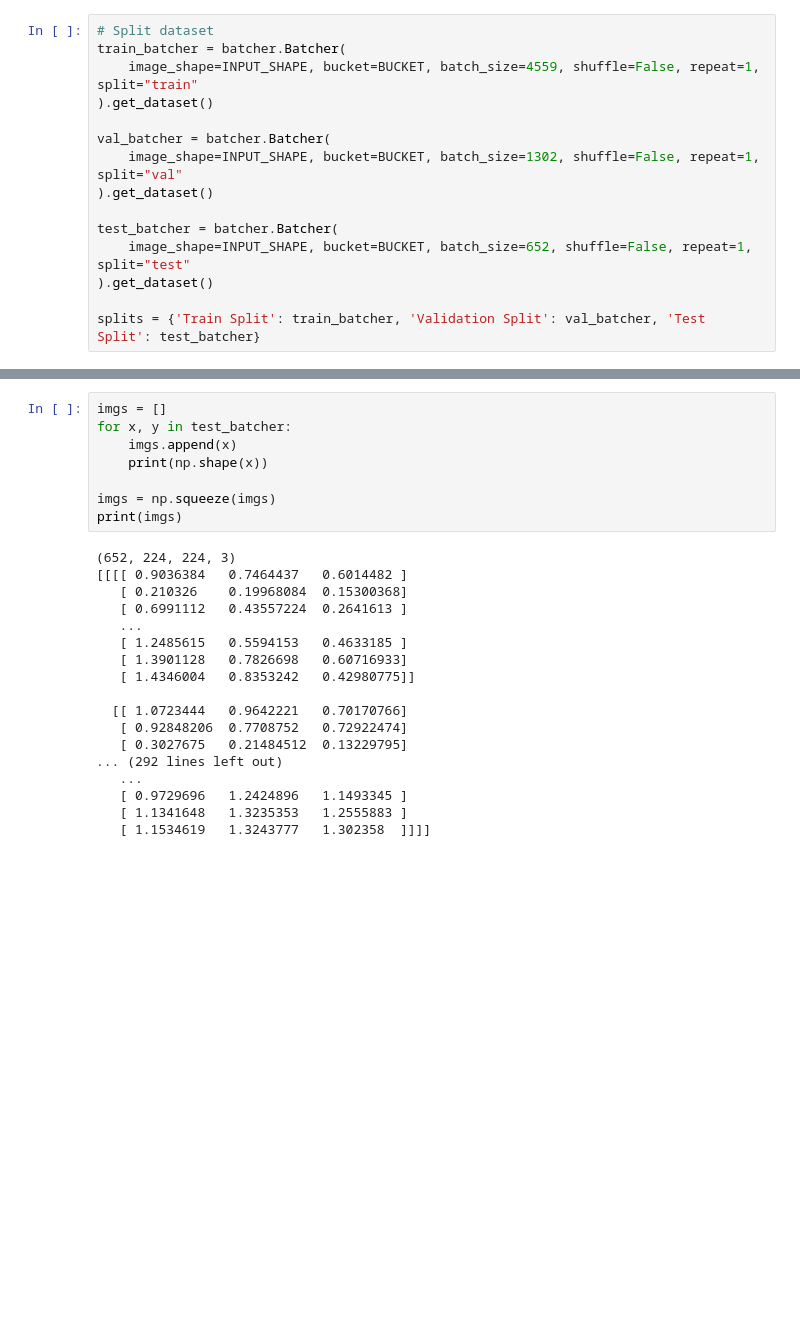
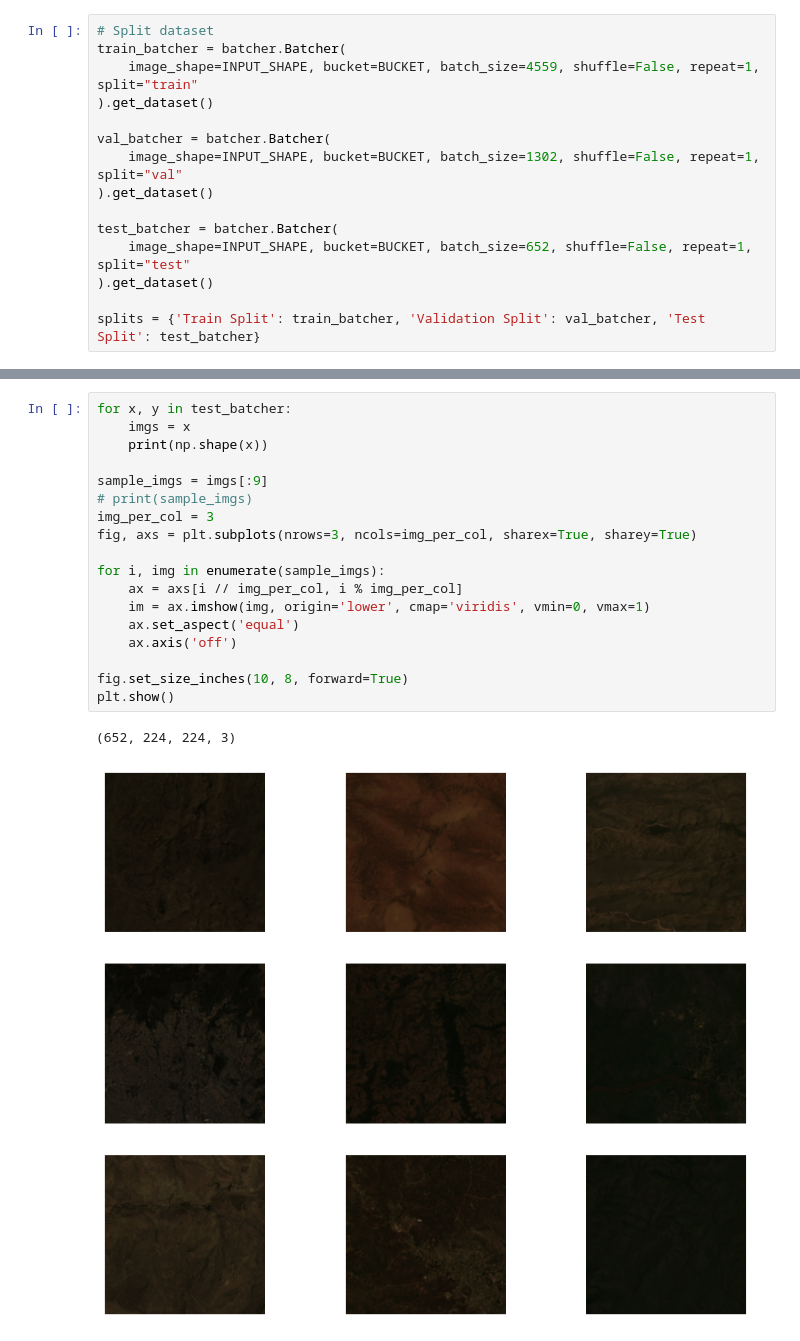
Before and after one commit to omshah2006/Predicting-Poverty-Ethiopia, a Jupyter notebook: data_analysis/input_validation.ipynb, the cells around one changed output, grey strips where cells are left out. Saved outputs shown, nothing was run; the diff lists cells and outputs as text; blank space fills up the shorter version.

```diff
--- a/data_analysis/input_validation.ipynb
+++ b/data_analysis/input_validation.ipynb
@@ -50,26 +56,21 @@ for s_batcher in splits.items():
-# %%
-imgs = []
-for x, y in test_batcher:
-    imgs.append(x)
-    print(np.shape(x))
-
-imgs = np.squeeze(imgs)
-print(imgs)
-# %% [output]
-(652, 224, 224, 3)
-[[[[ 0.9036384   0.7464437   0.6014482 ]
-   [ 0.210326    0.19968084  0.15300368]
-   [ 0.6991112   0.43557224  0.2641613 ]
-   ...
-   [ 1.2485615   0.5594153   0.4633185 ]
-   [ 1.3901128   0.7826698   0.60716933]
-   [ 1.4346004   0.8353242   0.42980775]]
-
-  [[ 1.0723444   0.9642221   0.70170766]
-   [ 0.92848206  0.7708752   0.72922474]
-   [ 0.3027675   0.21484512  0.13229795]
-... (292 lines left out)
-   ...
-   [ 0.9729696   1.2424896   1.1493345 ]
-   [ 1.1341648   1.3235353   1.2555883 ]
-   [ 1.1534619   1.3243777   1.302358  ]]]]
+# %%
+for x, y in test_batcher:
+    imgs = x
+    print(np.shape(x))
+
+sample_imgs = imgs[:9]
+# print(sample_imgs)
+img_per_col = 3
+fig, axs = plt.subplots(nrows=3, ncols=img_per_col, sharex=True, sharey=True)
+
+for i, img in enumerate(sample_imgs):
+    ax = axs[i // img_per_col, i % img_per_col]
+    im = ax.imshow(img, origin='lower', cmap='viridis', vmin=0, vmax=1)
+    ax.set_aspect('equal')
+    ax.axis('off')
+
+fig.set_size_inches(10, 8, forward=True)
+plt.show()
+# %% [output]
+(652, 224, 224, 3)
+[figure, added]
```
Also changed, not shown: parts of 2 cells of this notebook, 4 other files.
